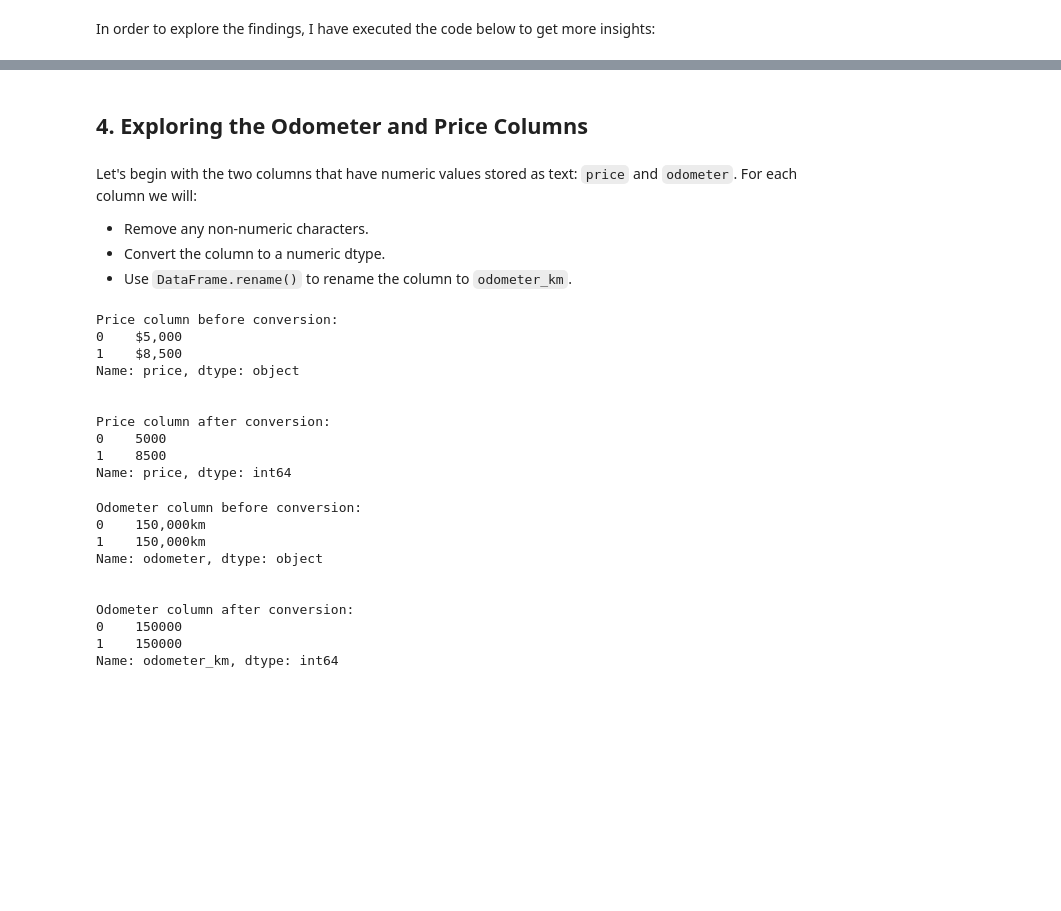
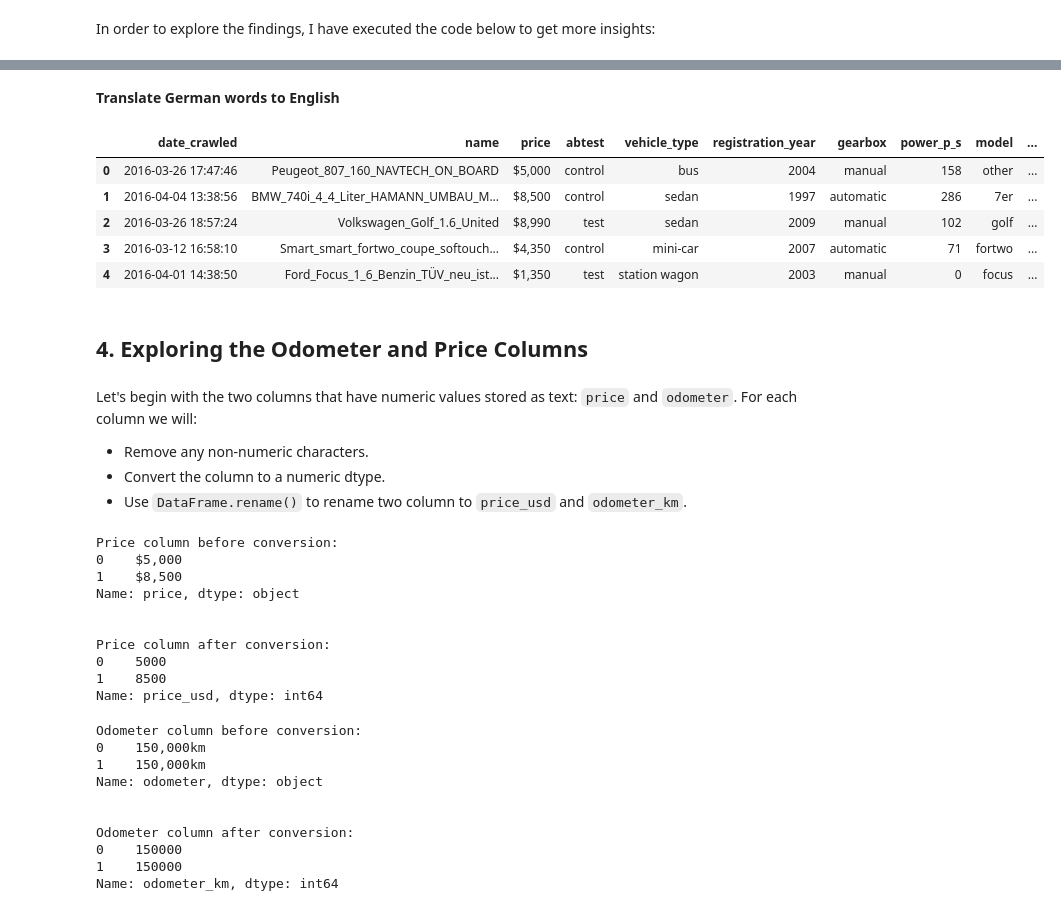
Before and after one commit to Rossel/DataQuest_Projects, a Jupyter notebook: Guided_Project_03_Exploring_Ebay_Car_Sales_Data.ipynb, the cells around one changed output, grey strips where cells are left out. Saved outputs shown, nothing was run; the diff lists cells and outputs as text; code cells hidden in the pictures; blank space fills up the shorter version.

```diff
--- a/Guided_Project_03_Exploring_Ebay_Car_Sales_Data.ipynb
+++ b/Guided_Project_03_Exploring_Ebay_Car_Sales_Data.ipynb
@@ -298,6 +293,6 @@ In order to explore the findings, I have executed the code below to get more ins
 
 Three columns have excactly the same data for almost every row which will have no significant use for analysis and are therefore being removed.
 # %%
-autos.drop(["seller", "offer_type", "nr_of_pictures"], axis=1)
+autos.drop(["seller", "offer_type", "nr_of_pictures"], axis=1, inplace = True)
 autos.shape
 # %% [output]
@@ -317,10 +300,41 @@ autos.shape
+# %% [markdown]
+**Translate German words to English**
+# %%
+# Function name: translate(string)
+# Input: Strings of German words using a mapping of translated words
+# Output: Strings translated to English
+# Description: Many strings names in the dataset are in German. For better understanding
+# I will translate these to English.
+
+mappings = {"privat": "private", "gewerblich": "commercial", "Angebot": "Offer", "Gesuch": "Search", "kleinwagen":
+"mini-car", "kombi":"station wagon", "cabrio": "convertible", "limousine": "sedan", "andere": "other" , "manuell": "manual", "automatik":
+"automatic", "benzin":"gas", "elektro": "electric", "sonstige_auto": "other", "sonstige_autos": "other", "nein": "no", "ja": "yes"}
+
+def translate(string):
+  if string in mappings:
+    return mappings[string]
+  else:
+    return string
+
+columns_change = ["vehicle_type", "gearbox", "model", "fuel_type", "brand", "unrepaired_damage"]
+
+autos[columns_change] = autos[columns_change].applymap(translate)
+
+autos.head()
+# %% [output]
+|  | date_crawled | name | price | abtest | vehicle_type | registration_year | gearbox | power_p_s | model | ... |
+| 0 | 2016-03-26 17:47:46 | Peugeot_807_160_NAVTECH_ON_BOARD | $5,000 | control | bus | 2004 | manual | 158 | other | ... |
+| 1 | 2016-04-04 13:38:56 | BMW_740i_4_4_Liter_HAMANN_UMBAU_M... | $8,500 | control | sedan | 1997 | automatic | 286 | 7er | ... |
+| 2 | 2016-03-26 18:57:24 | Volkswagen_Golf_1.6_United | $8,990 | test | sedan | 2009 | manual | 102 | golf | ... |
+| 3 | 2016-03-12 16:58:10 | Smart_smart_fortwo_coupe_softouch... | $4,350 | control | mini-car | 2007 | automatic | 71 | fortwo | ... |
+| 4 | 2016-04-01 14:38:50 | Ford_Focus_1_6_Benzin_TÜV_neu_ist... | $1,350 | test | station wagon | 2003 | manual | 0 | focus | ... |
 # %% [markdown]
 ## 4. Exploring the Odometer and Price Columns
 # %% [markdown]
 Let's begin with the two columns that have numeric values stored as text: `price` and `odometer`. For each column we will:
 - Remove any non-numeric characters.
 - Convert the column to a numeric dtype.
-- Use `DataFrame.rename()` to rename the column to `odometer_km`.
+- Use `DataFrame.rename()` to rename two column to `price_usd` and `odometer_km`.
 # %%
 print("Price column before conversion:")
 print(autos["price"].head(2))
@@ -330,9 +344,12 @@ autos["price"] = (autos["price"]
                   .str.replace(",", "")
                   .astype(int))
 
+# The column label is changed to "price_usd".
+autos.rename({"price": "price_usd"}, axis=1, inplace=True)
+
 print('\n' * 1)
 print("Price column after conversion:")
-print(autos["price"].head(2))
+print(autos["price_usd"].head(2))
 # %% [output]
 Price column before conversion:
 0    $5,000
@@ -343,7 +360,7 @@ Name: price, dtype: object
 Price column after conversion:
 0    5000
 1    8500
-Name: price, dtype: int64
+Name: price_usd, dtype: int64
 # %%
 print("Odometer column before conversion:")
 print(autos["odometer"].head(2))
```
Also changed, not shown: parts of 24 cells of this notebook.
